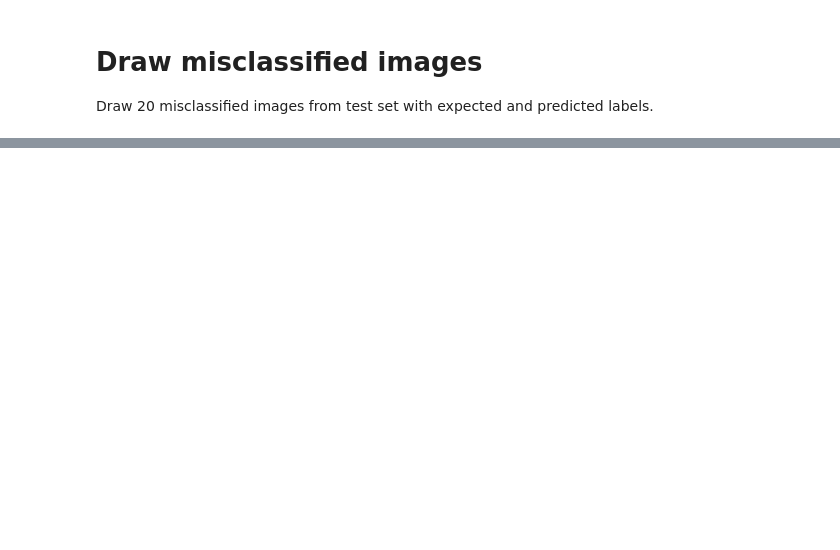
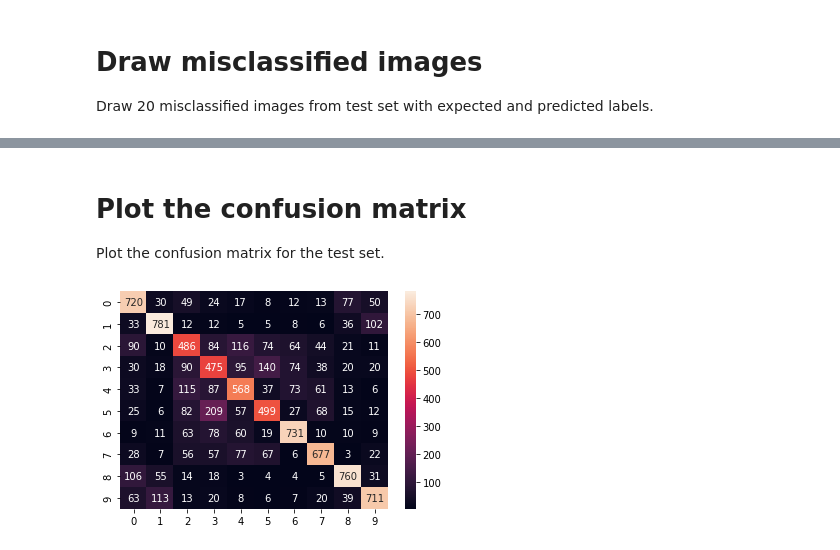
Before and after one commit to AIMed-Team/edu-content, a Jupyter notebook: notebooks/learning-tasks/solutions/2_cifar10_classification_cnn/index.ipynb, the cells around one changed output, grey strips where cells are left out. Drawn from its saved outputs; the diff is of its cells as text; code cells hidden in the pictures; blank space fills up the shorter version.

```diff
--- a/notebooks/learning-tasks/solutions/2_cifar10_classification_cnn/index.ipynb
+++ b/notebooks/learning-tasks/solutions/2_cifar10_classification_cnn/index.ipynb
@@ -317,0 +326,9 @@ trainer.draw_misclassified(20)
+# %% [markdown]
+# Plot the confusion matrix
+
+Plot the confusion matrix for the test set.
+# %%
+trainer.plot_cm()
+plt.show()
+# %% [output]
+[figure, added]
```
Also changed, not shown: parts of 6 cells of this notebook.
